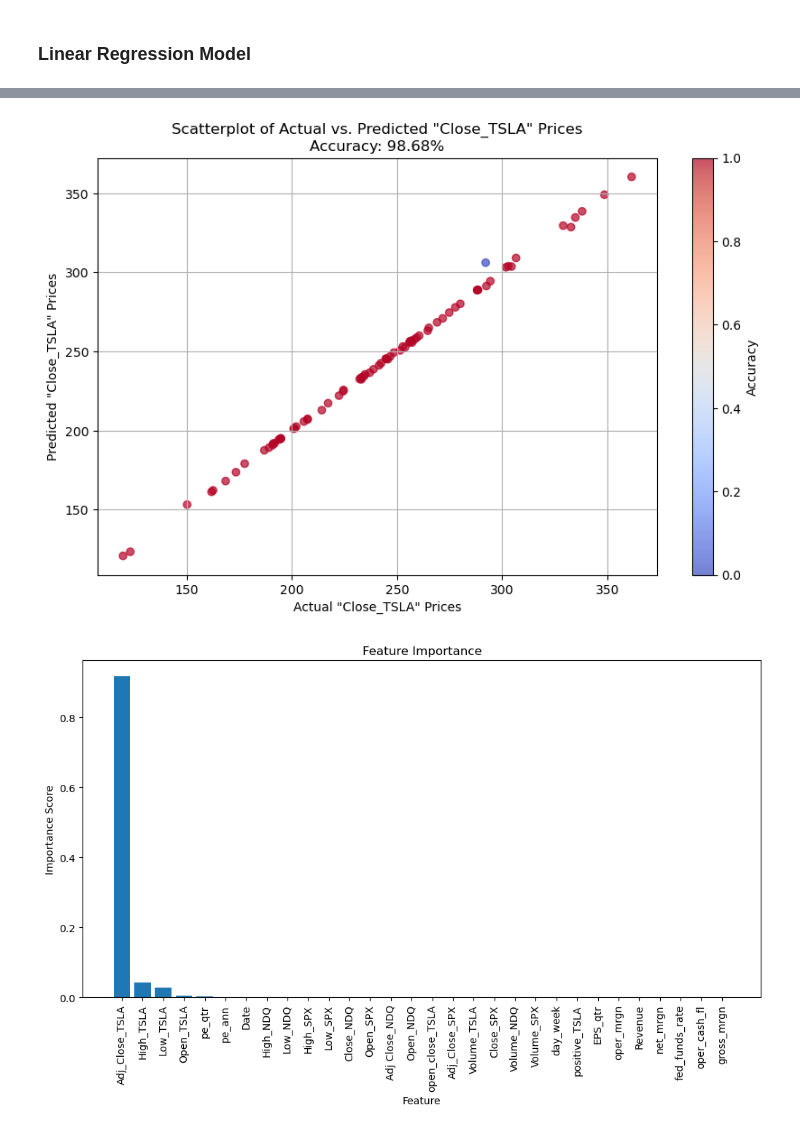
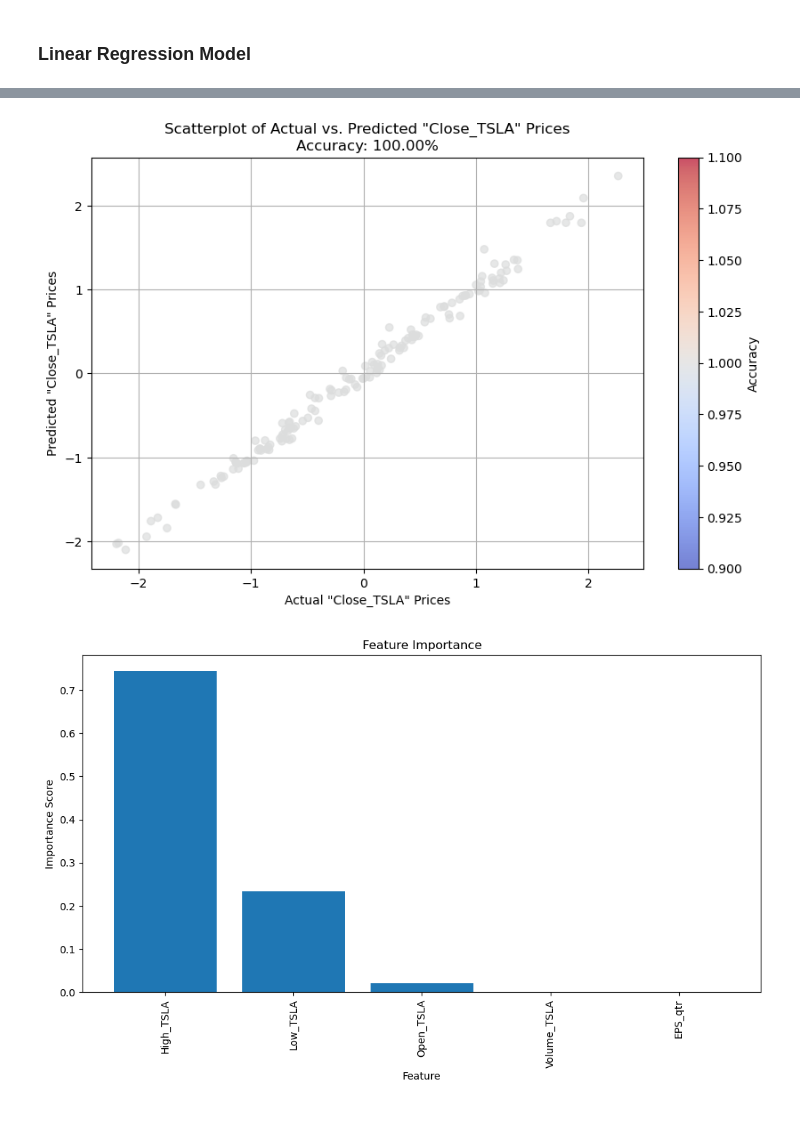
Before and after one commit to vanguardfox/ADS-505-Group6-2023, a Jupyter notebook: tsla.ipynb, the cells around one changed output, grey strips where cells are left out. Cells and saved outputs as stored; diff of their text form; code cells hidden in the pictures.

```diff
--- a/tsla.ipynb
+++ b/tsla.ipynb
@@ -641,7 +641,7 @@ In PCA, we transform data into a set of "principal components," each capturing a
 </div>
 # %%
 # Set a threshold for cumulative explained variance
-threshold = 0.9965
+threshold = 0.95
 
 # Find the number of components that exceed the threshold
 num_components_to_keep = np.argmax(cumulative_variance >= threshold) + 1
@@ -678,9 +678,6 @@ PCA_cols =  ['Open_TSLA', 'High_TSLA', 'Low_TSLA',
             'Close_NDQ', 'Adj Close_NDQ', 'Volume_NDQ', 'Open_SPX',
             'High_SPX', 'Low_SPX', 'Close_SPX', 'Adj_Close_SPX', 'Volume_SPX']
 
-
-# Define num_components_to_keep with the number of principal components to retain
-num_components_to_keep = 10
 
 # Get the loadings of the retained components
 component_loadings = pca_tsla.components_[:num_components_to_keep]
@@ -1144,26 +1588,15 @@ predictors
 # %% [markdown]
 ### Regression Tree model
 # %%
-df_rt_z = df_z.copy()
-X_rt_z = df_lr_z.drop(columns=['day_week', 'Close_TSLA', 'Adj_Close_TSLA', 'open_close_TSLA',
-                              'positive_TSLA', 'pe_ann', 'pe_qtr', 'fed_funds_rate', 'Open_NDQ', 'High_NDQ',
-                              'Low_NDQ', 'Close_NDQ', 'Adj Close_NDQ', 'Volume_NDQ', 'Open_SPX', 'High_SPX',
-                              'Low_SPX', 'Close_SPX', 'Adj_Close_SPX', 'Volume_SPX'])
-y_z = df_z['positive_TSLA']
-y_rt_z = df_lr['positive_TSLA']
-
-# Split data into training (60%) and test (40%) sets
-X_train_rt, X_valid_rt, y_train_rt, y_valid_rt  = train_test_split(X_rt_z, y_rt_z, test_size=0.4, random_state=1)
-
 # Create a base Decision Tree Regressor with a range of max_depth values to search
 tree_reg = DecisionTreeRegressor(random_state=1)
 
 # Specify the values of max_depth to search
-param_grid = {'max_depth': [5, 10, 15, 20, 25, 30, 50, 75, 100]}
+param_grid = {'max_depth': [2, 3, 4, 5, 10, 15, 20]}
 
 # find optimal max_depth parameter
 grid_search = GridSearchCV(tree_reg, param_grid, cv=5, scoring='neg_mean_squared_error')
-grid_search.fit(X_train_rt, y_train_rt)
+grid_search.fit(X_stand_train, y_stand_train)
 
 # Set variable to hold optimal max_depth
 best_max_depth = grid_search.best_params_['max_depth']
@@ -1171,16 +1604,16 @@ print("The best max_depth is: ", best_max_depth)
 
 # Fit a Decision Tree Regression model
 rt_model = DecisionTreeRegressor(max_depth=best_max_depth,random_state=1)
-rt_model.fit(X_train_rt, y_train_rt)
+rt_model.fit(X_stand_train, y_stand_train)
 
 # Make predictions on the validation set
-y_pred_rt = rt_model.predict(X_valid_rt)
+y_pred_rt = rt_model.predict(X_stand_test)
 
 # Calculate evaluation measures
-mse_rt = mean_squared_error(y_valid_rt, y_pred_rt)
-rmse_rt = mean_squared_error(y_valid_rt, y_pred_rt, squared=False)
-mae_rt = mean_absolute_error(y_valid_rt, y_pred_rt)
-r2_rt = r2_score(y_valid_rt, y_pred_rt)
+mse_rt = mean_squared_error(y_stand_test, y_pred_rt)
+rmse_rt = mean_squared_error(y_stand_test, y_pred_rt, squared=False)
+mae_rt = mean_absolute_error(y_stand_test, y_pred_rt)
+r2_rt = r2_score(y_stand_test, y_pred_rt)
 
 # Apply formatting to the outcomes
 mse_rt = '{:,.4f}'.format(mse_rt)
@@ -1371,8 +1794,8 @@ X_train, X_test, y_train, y_test = train_test_split(X, y, test_size=0.2, random_
 # %%
 rf = RandomForestRegressor(n_estimators=100, random_state=42)
 # Train the model on the training data
-rf.fit(X_train, y_train)
+rf.fit(X_stand_train, y_stand_train)
 #predict
-y_pred = rf.predict(X_test)
+y_pred = rf.predict(X_stand_test)
 # %%
 #Model evaluation
@@ -1387,6 +1810,6 @@ R-squared (R2) Score: 0.998687593028204
 # %%
 # absolute error
-error = np.abs(y_test - y_pred)
+error = np.abs(y_stand_test - y_pred)
 
 # Set a threshold to define prediction accuracy
 threshold = 5
@@ -1397,7 +1820,7 @@ accuracy_percentage = (np.sum(accurate_predictions) / len(accurate_predictions))
 
 # scatterplot of predicted vs. actual
 plt.figure(figsize=(10, 6))
-plt.scatter(y_test, y_pred, c=accurate_predictions, cmap='coolwarm', alpha=0.7)
+plt.scatter(y_stand_test, y_pred, c=accurate_predictions, cmap='coolwarm', alpha=0.7)
 plt.colorbar(label='Accuracy')
 plt.xlabel('Actual "Close_TSLA" Prices')
 plt.ylabel('Predicted "Close_TSLA" Prices')
@@ -1406,18 +1829,18 @@ plt.grid(True)
 
 plt.show()
 # %% [output]
-[figure, old version]
+[figure, new version]
 # %%
 # Feature importance plot
 FI = rf.feature_importances_
-feature_names = X.columns
+feature_names = X_stand.columns
 plt.figure(figsize=(12, 6))
 sorted_idx = np.argsort(FI)[::-1]
-plt.bar(range(X.shape[1]), FI[sorted_idx], align="center")
-plt.xticks(range(X.shape[1]), [feature_names[i] for i in sorted_idx], rotation=90)
+plt.bar(range(X_stand.shape[1]), FI[sorted_idx], align="center")
+plt.xticks(range(X_stand.shape[1]), [feature_names[i] for i in sorted_idx], rotation=90)
 plt.xlabel("Feature")
 plt.ylabel("Importance Score")
 plt.title("Feature Importance")
 plt.show()
 # %% [output]
-[figure, old version]
+[figure, new version]
```
Also changed, not shown: parts of 86 cells of this notebook.
